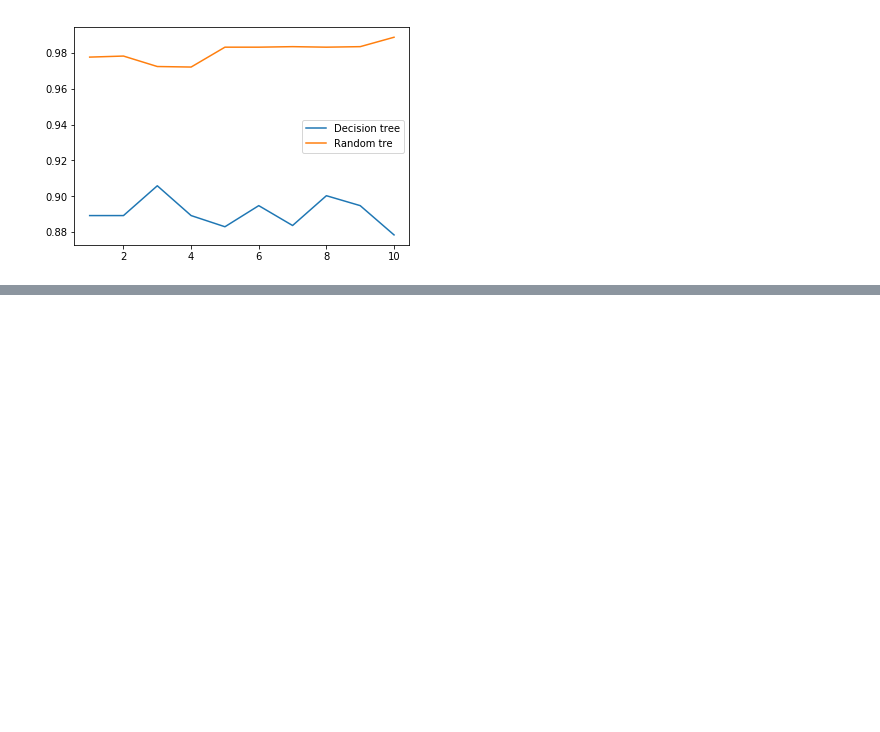
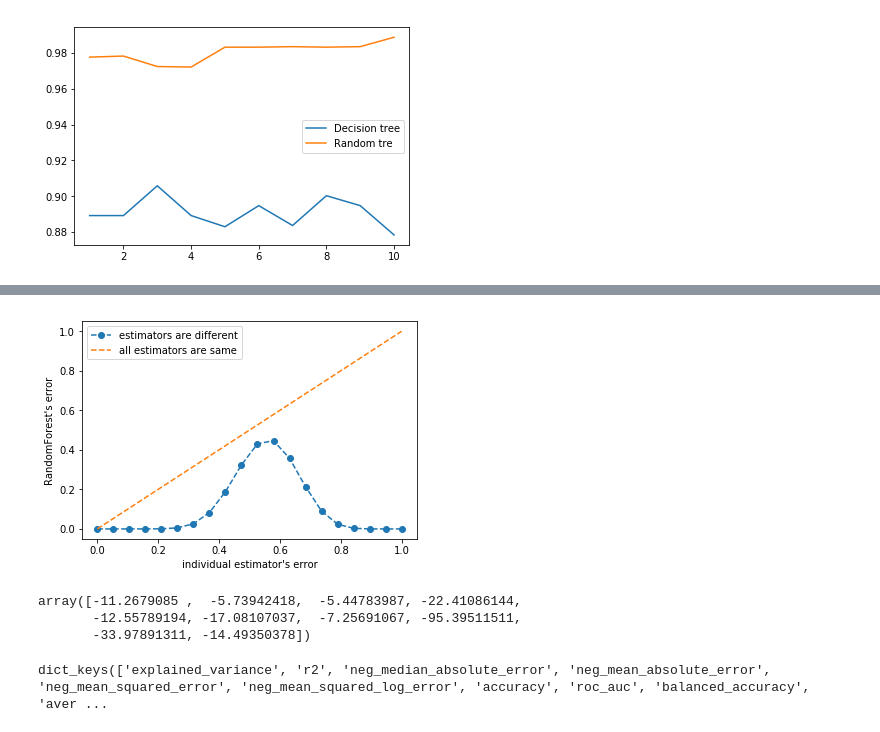
Before and after one commit to appbanana/MachineLearningAction, a Jupyter notebook: scikit-learn/随机森林/01-决策树和随机森林对比.ipynb, the cells around one changed output, grey strips where cells are left out. Cells and saved outputs as stored; diff of their text form; code cells hidden in the pictures; blank space fills up the shorter version.

```diff
--- a/scikit-learn/随机森林/01-决策树和随机森林对比.ipynb
+++ b/scikit-learn/随机森林/01-决策树和随机森林对比.ipynb
@@ -92,0 +146,35 @@ range(1, 200, 10)
+# %%
+# 袋装法的一个必要条件：基分类器的判断准确率至少要超过随机分类器，也是说基分类器的判断准确率至少要大于50%
+# 接下来我们看一下基分类器的误差和随机森林的误差之间的图像
+x = np.linspace(0, 1, 20)
+y = []
+for error in np.linspace(0, 1, 20):
+    E = np.array([special.comb(25, i)*(error**i)*((1 - error)**(25-i)) for i in range(13, 16)]).sum()
+    y.append(E)
+plt.plot(x, y, 'o--', label='estimators are different')
+plt.plot(x, x, '--', label='all estimators are same')
+plt.xlabel("individual estimator's error")
+plt.ylabel("RandomForest's error")
+plt.legend()
+plt.show()
+# %% [output]
+[figure, added]
+# %%
+# 随机森林回归
+boston = datasets.load_boston()
+regressor = ensemble.RandomForestRegressor(n_estimators=30, random_state=30)
+# 返回的负的均方误差
+model_selection.cross_val_score(regressor,
+                                        boston.data,
+                                        boston.target,
+                                        cv=10,
+                                        scoring='neg_mean_squared_error')
+# %% [output]
+array([-11.2679085 ,  -5.73942418,  -5.44783987, -22.41086144,
+       -12.55789194, -17.08107037,  -7.25691067, -95.39511511,
+       -33.97891311, -14.49350378])
+# %%
+# scoring 所有的取值可能
+metrics.SCORERS.keys()
+# %% [output]
+dict_keys(['explained_variance', 'r2', 'neg_median_absolute_error', 'neg_mean_absolute_error', 'neg_mean_squared_error', 'neg_mean_squared_log_error', 'accuracy', 'roc_auc', 'balanced_accuracy', 'aver ...
```
Also changed, not shown: parts of 11 cells of this notebook, 2 other files.
